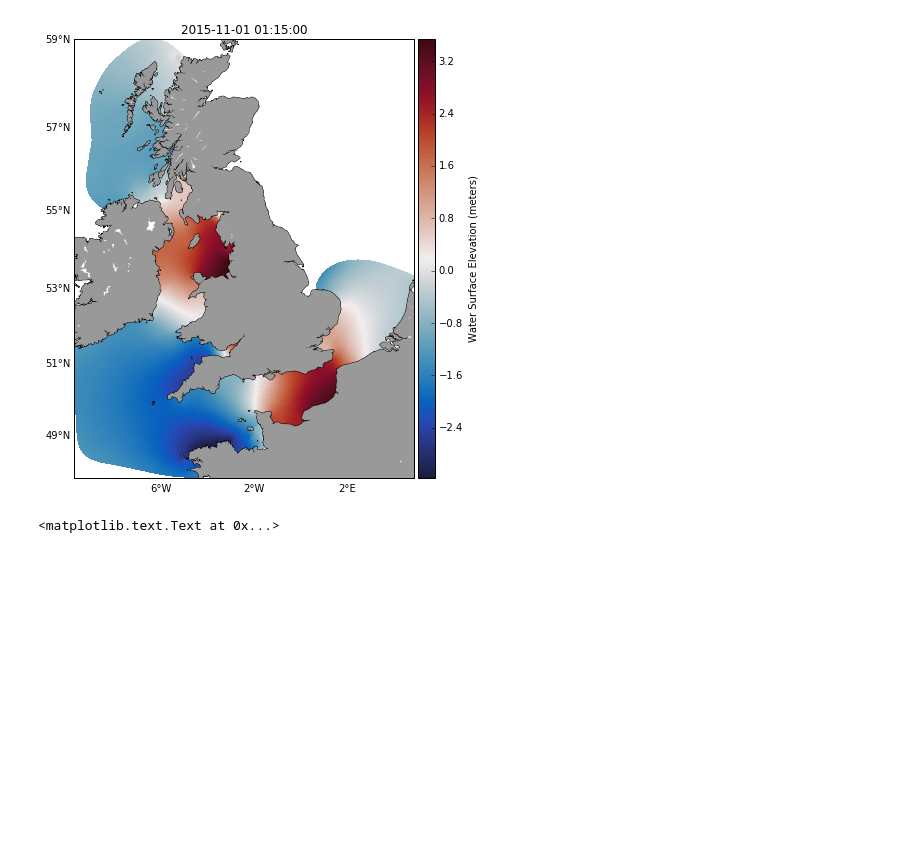
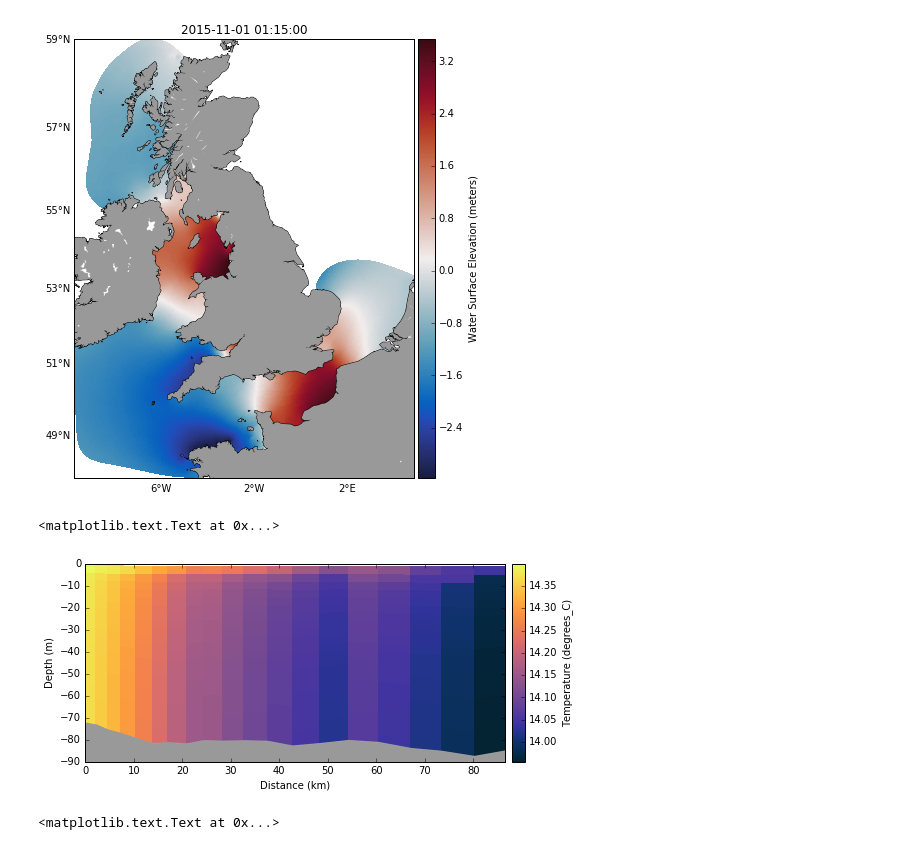
Before and after one commit to pwcazenave/PyFVCOM, a Jupyter notebook: examples/pyfvcom_plot_example.ipynb, the cells around one changed output. Drawn from its saved outputs; the diff is of its cells as text; code cells hidden in the pictures; blank space fills up the shorter version.

```diff
--- a/examples/pyfvcom_plot_example.ipynb
+++ b/examples/pyfvcom_plot_example.ipynb
@@ -12,3 +20,7 @@ fvcom = FileReader('sample.nc', dims={'time': [0, 200]}, variables=['zeta'])
+# %%
+# Create an object which holds the model outputs. We're only loading
+# surface elevation and temperature for the first 200 time steps.
+fvcom = FileReader('sample.nc', dims={'time': range(200)}, variables=['zeta', 'temp'])
 # %%
 # Make a plot of the surface elevation.
 plot = Plotter(fvcom,
@@ -23,6 +35,24 @@ plot.axes.set_title(fvcom.time.datetime[5].strftime('%Y-%m-%d %H:%M:%S'))
 # %% [output]
 <matplotlib.text.Text at 0x...>
 [figure]
+# %%
+# Plot a temperature transect between two locations.
+positions = np.array(((-5, 50), (-4.5, 49.5)))
+indices, distance = fvcom.horizontal_transect_nodes(positions)
+plot = Depth(fvcom, figsize=(20, 9),
+             cb_label='Temperature ({})'.format(fvcom.ds.variables['temp'].units),
+             cmap=cm.thermal)
+# fill_seabed makes the part of the plot below the seabed grey.
+plot.plot_slice(distance / 1000,  # to kilometres from metres
+                fvcom.grid.siglay_z[:, indices],
+                fvcom.data.temp[4, :, indices],
+                fill_seabed=True)
+plot.axes.set_xlim(right=(distance / 1000).max())  # set the x-axis to the data range
+plot.axes.set_xlabel('Distance (km)')
+plot.axes.set_ylabel('Depth (m)')
+# %% [output]
+<matplotlib.text.Text at 0x...>
+[figure, added]
 # %%
 # Do a time series at a specific location.
 gauge = (-5, 55)  # a sample (lon, lat) position
```
Also changed, not shown: parts of 3 cells of this notebook.
